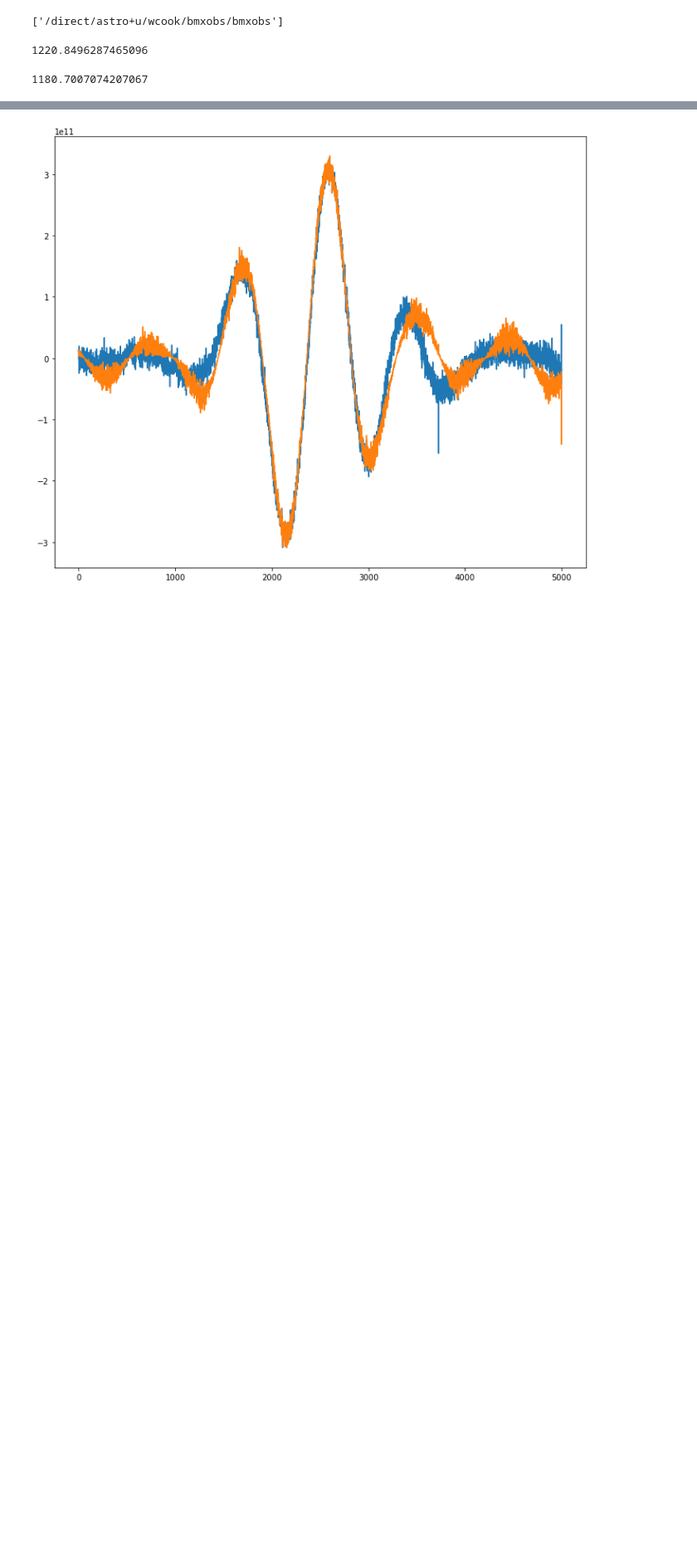
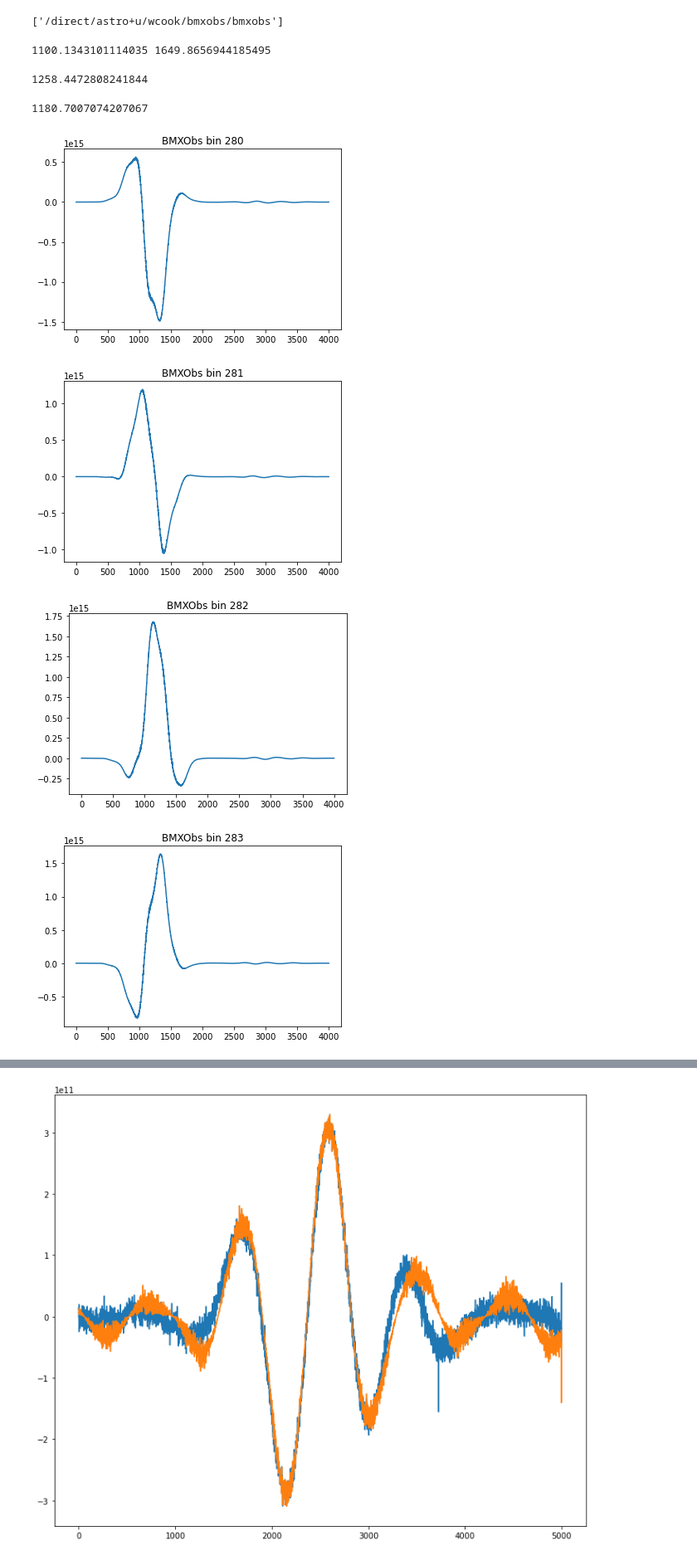
Before and after one commit to bmxdemo/bmxobs, a Jupyter notebook: towards1.ipynb, the cells around one changed output, grey strips where cells are left out. Shown: that part at 83% size. Saved outputs shown, nothing was run; the diff lists cells and outputs as text; code cells hidden in the pictures; blank space fills up the shorter version.

```diff
--- a/towards1.ipynb
+++ b/towards1.ipynb
@@ -21,12 +21,29 @@ bmxobs.__path__
 ['/direct/astro+u/wcook/bmxobs/bmxobs']
 # %%
 BMX = bmxobs.BMXObs("pas/211107_1900", channels='all')
+# %%
+print(BMX.freq[0][0],BMX.freq[0][-1])
+# %% [output]
+1100.1343101114035 1649.8656944185495
 # %%
-D=bmxobs.BMXSingleFreqObs("pas/211107_1900", freq_bins=(440,460))
+date = "pas/211107_1900"
+D=bmxobs.BMXSingleFreqObs(date, freq_bins=(580,600))
 print(D.freq)
 # %% [output]
-1220.8496287465096
+1258.4472808241844
 # %%
 print(BMX.freq[0][300])
 # %% [output]
 1180.7007074207067
+# %%
+for i in range(280,290):
+    plt.plot(BMX[670][36000:40000,i].real)
+    plt.title('BMXObs bin {}'.format(i))
+    plt.show()
+plt.plot(D[67][3600:4000].real)
+plt.show()
+# %% [output]
+[figure, added]
+[figure, added]
+[figure, added]
+[figure, added]
```
Also changed, not shown: parts of 11 cells of this notebook, 8 other files.
